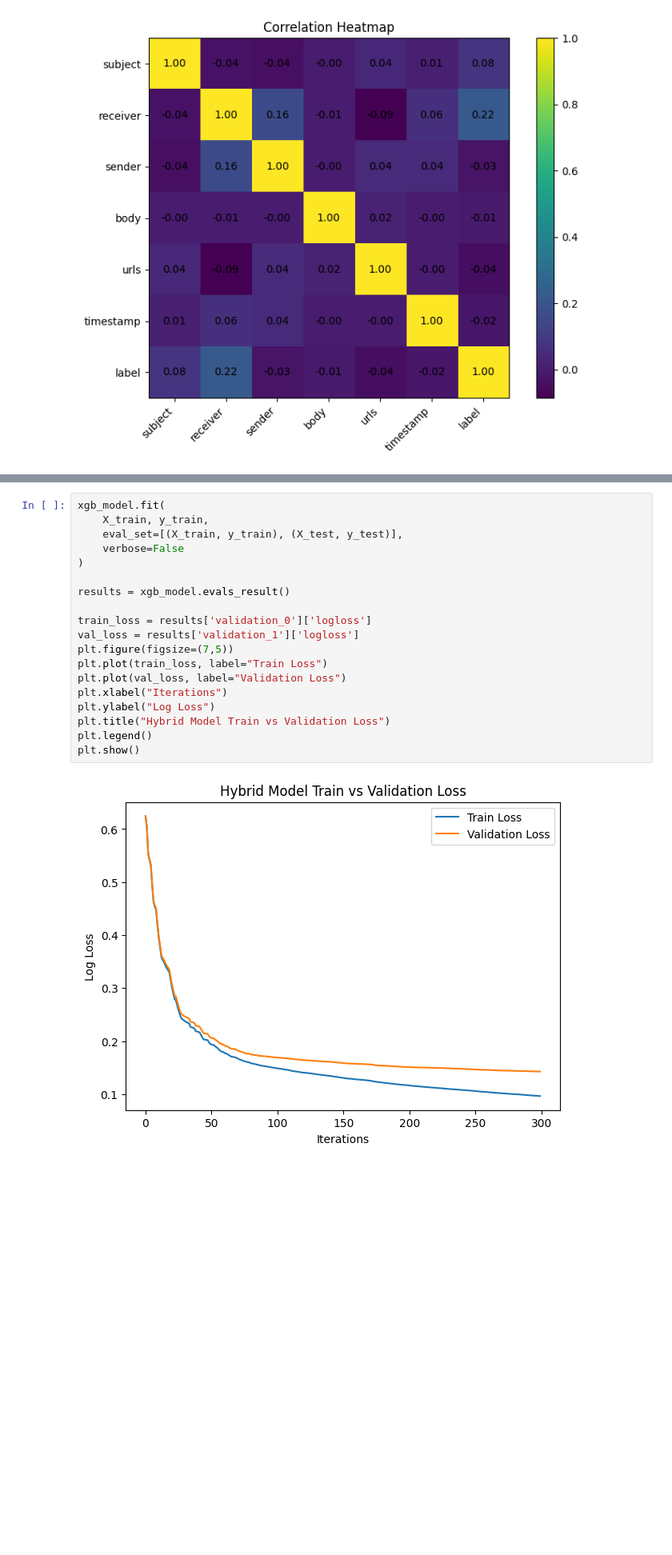
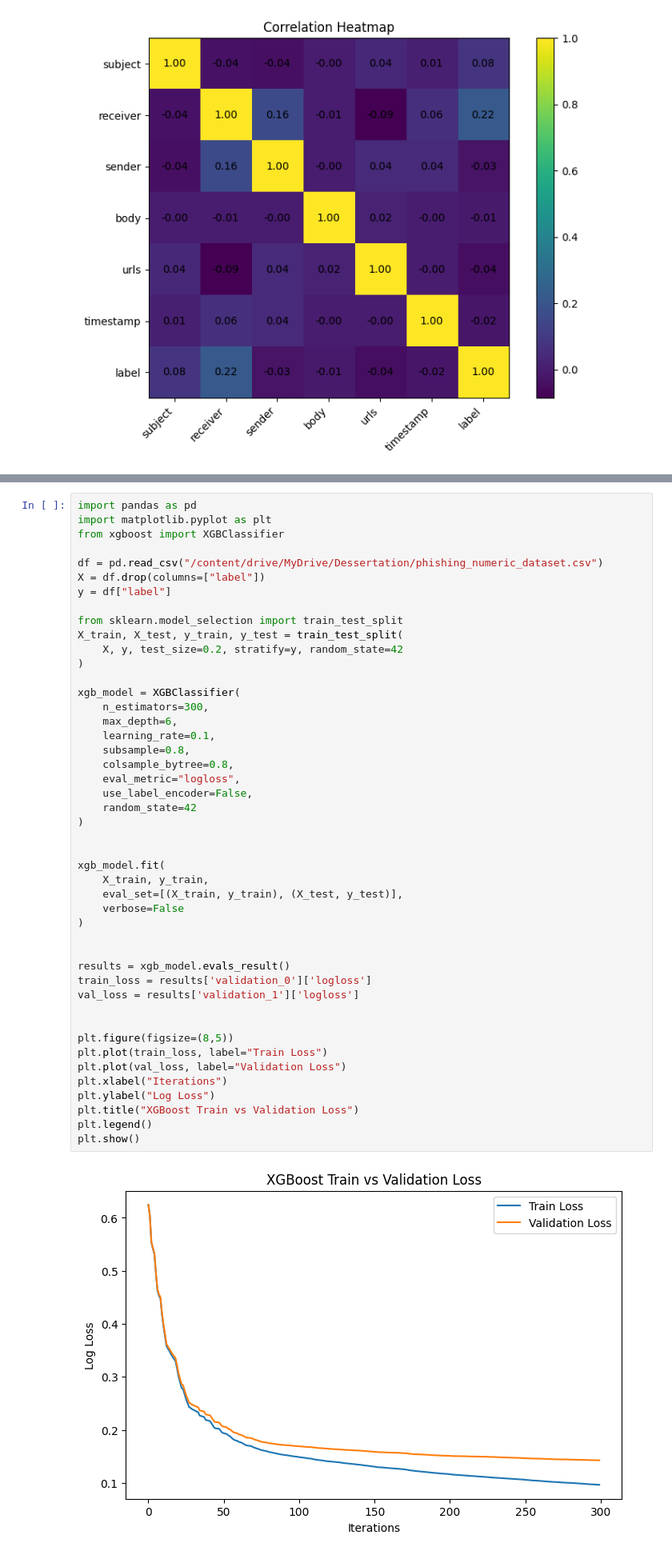
Before and after one commit to surya211099/DetectingPhishingEmail, a Jupyter notebook: DetectPhishingMail.ipynb, the cells around one changed output, grey strips where cells are left out. Shown at 80% size. Cells and saved outputs as stored; diff of their text form; blank space fills up the shorter version.

```diff
--- a/DetectPhishingMail.ipynb
+++ b/DetectPhishingMail.ipynb
@@ -516,26 +498,53 @@ plt.show()
 # %% [output]
 [figure]
 # %%
+import pandas as pd
+import matplotlib.pyplot as plt
+from xgboost import XGBClassifier
+
+df = pd.read_csv("/content/drive/MyDrive/Dessertation/phishing_numeric_dataset.csv")
+X = df.drop(columns=["label"])
+y = df["label"]
+
+from sklearn.model_selection import train_test_split
+X_train, X_test, y_train, y_test = train_test_split(
+    X, y, test_size=0.2, stratify=y, random_state=42
+)
+
+xgb_model = XGBClassifier(
+    n_estimators=300,
+    max_depth=6,
+    learning_rate=0.1,
+    subsample=0.8,
+    colsample_bytree=0.8,
+    eval_metric="logloss",
+    use_label_encoder=False,
+    random_state=42
+)
+
+
 xgb_model.fit(
     X_train, y_train,
     eval_set=[(X_train, y_train), (X_test, y_test)],
     verbose=False
 )
 
+
 results = xgb_model.evals_result()
-
 train_loss = results['validation_0']['logloss']
 val_loss = results['validation_1']['logloss']
-plt.figure(figsize=(7,5))
+
+
+plt.figure(figsize=(8,5))
 plt.plot(train_loss, label="Train Loss")
 plt.plot(val_loss, label="Validation Loss")
 plt.xlabel("Iterations")
 plt.ylabel("Log Loss")
-plt.title("Hybrid Model Train vs Validation Loss")
+plt.title("XGBoost Train vs Validation Loss")
 plt.legend()
 plt.show()
 # %% [output]
-[figure, old version]
+[figure, new version]
 # %%
 xgb_curve = XGBClassifier(
     n_estimators=300,
```
Also changed, not shown: parts of 5 cells of this notebook.
